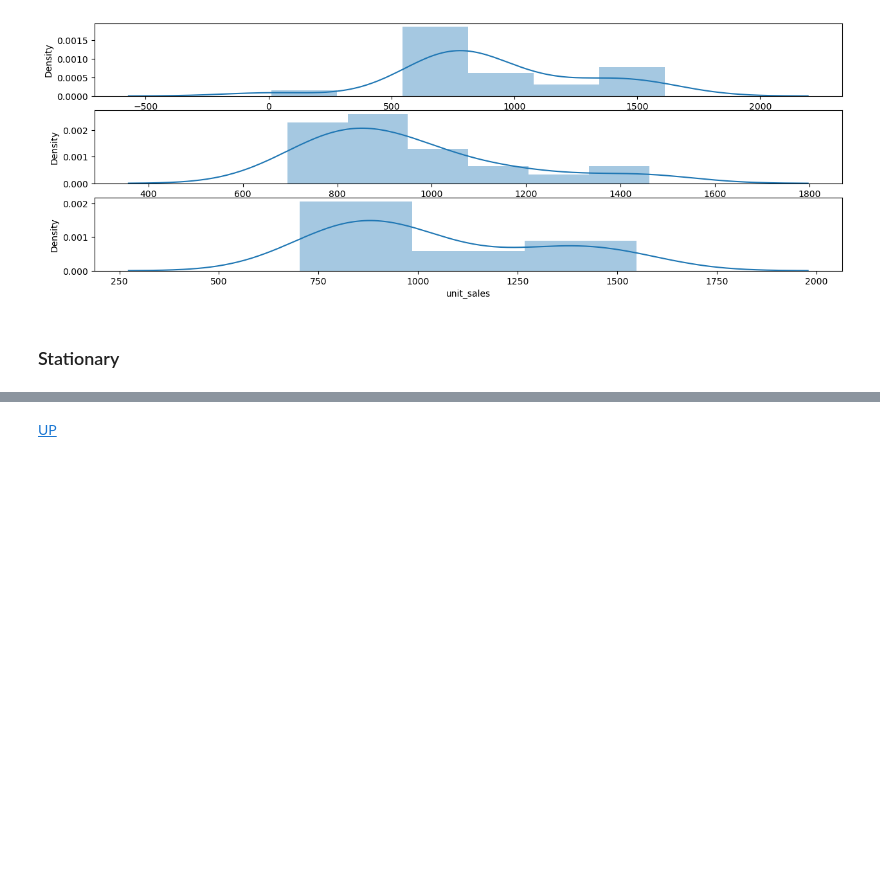
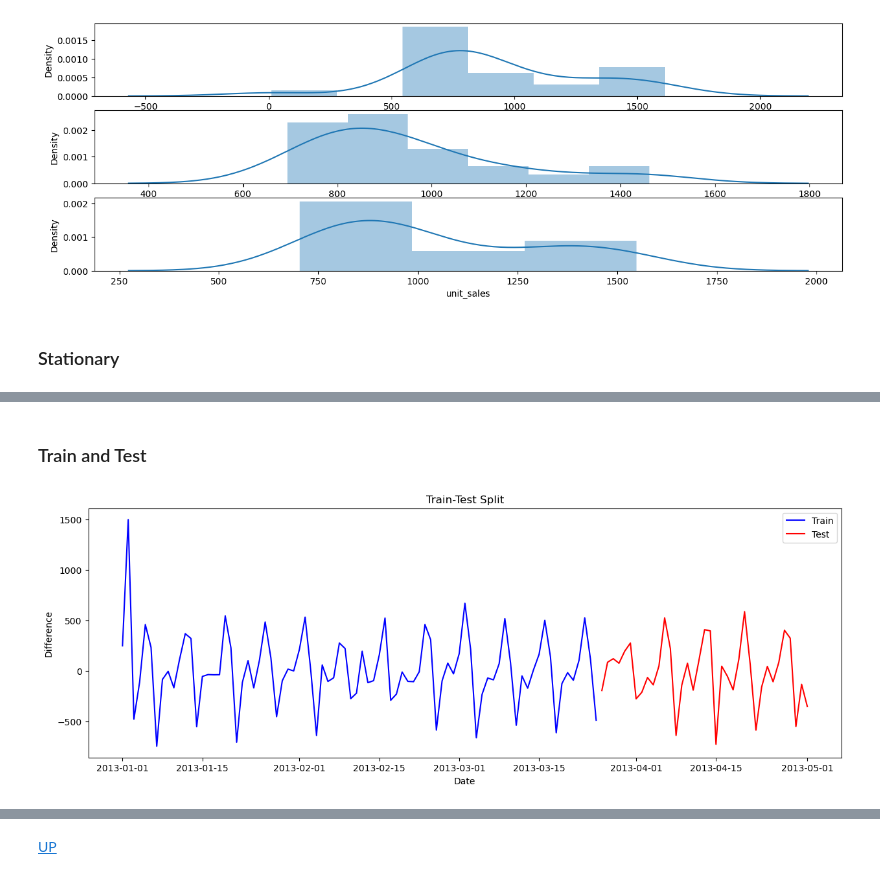
Before and after one commit to leopoldgerber/machine-learning-projects, a Jupyter notebook: time series - AR MA ARIMA.ipynb, the cells around one changed output, grey strips where cells are left out. Drawn from its saved outputs; the diff is of its cells as text; code cells hidden in the pictures; blank space fills up the shorter version.

```diff
--- a/time series - AR MA ARIMA.ipynb
+++ b/time series - AR MA ARIMA.ipynb
@@ -306,0 +297,23 @@ return np.array(forecast)
+# %% [markdown]
+### Train and Test
+# %%
+# Create lagged features
+for shift in range(7, 14):
+    mean_shift = round(abs(df_time['diff'][shift:shift*2]).mean(), 2)
+    df_time['shift'+str(shift)] = df_time['diff'].shift(shift).fillna(mean_shift)
+
+# Train Test Split
+train, test = np.split(df_time, [int(len(df_time)*0.7)])
+x_train, y_train =  train.drop(columns = ['diff']), train['diff']
+x_test, y_test =  test.drop(columns = ['diff']), test['diff']
+
+# Plot the time series
+fig, ax = plt.subplots(1, 1, figsize = (15, 5))
+sns.lineplot(train['diff'], color = 'b', label = 'Train')
+sns.lineplot(test['diff'], color = 'r', label = 'Test')
+ax.set_title(f'Train-Test Split')
+ax.set_xlabel('Date')
+ax.set_ylabel('Difference')
+plt.show()
+# %% [output]
+[figure, added]
```
Also changed, not shown: parts of 24 cells of this notebook.
